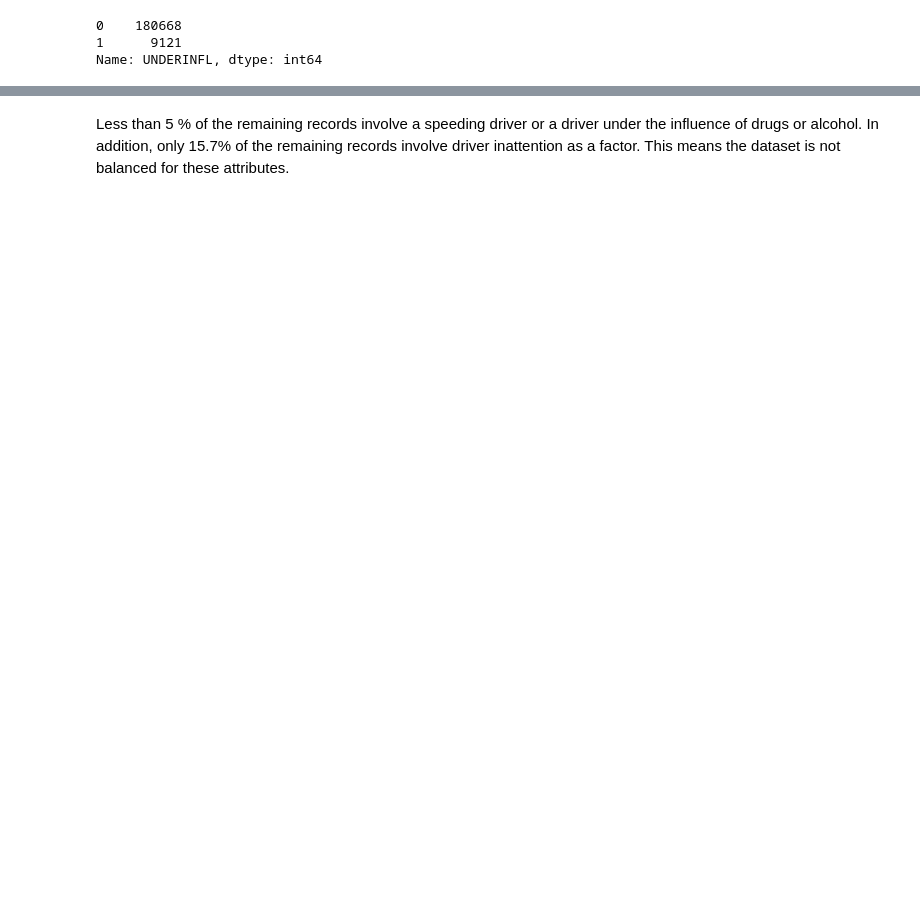
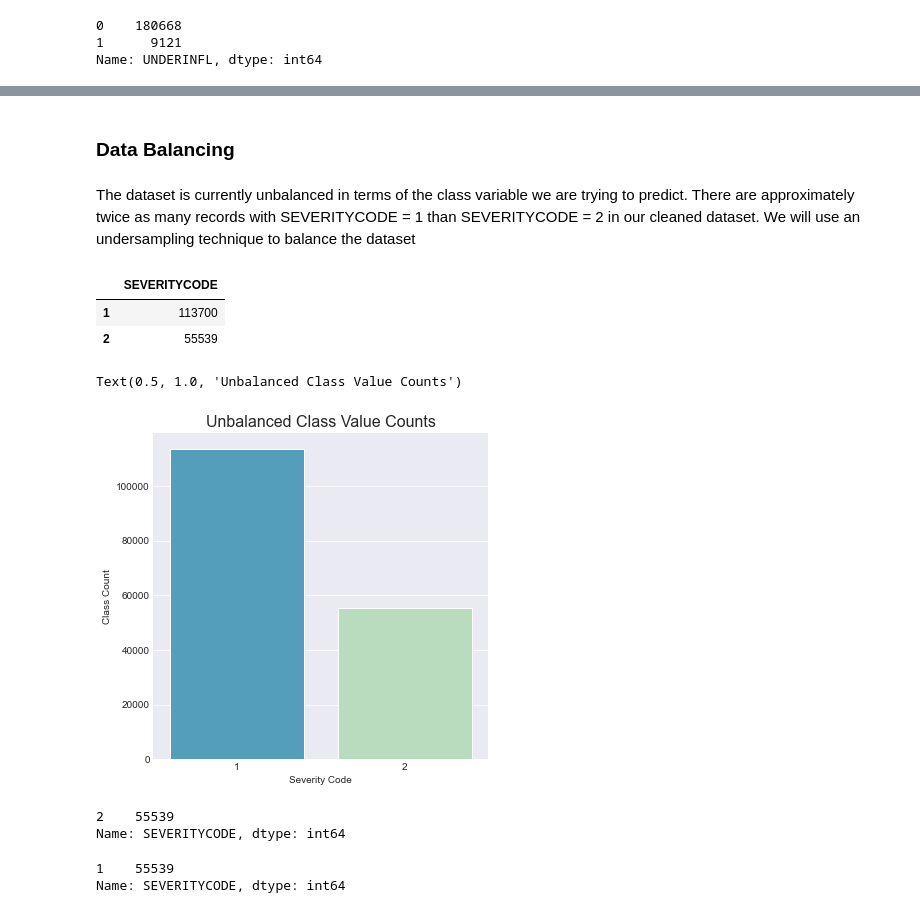
Before and after one commit to sumeetgrewal/capstone-dsp, a Jupyter notebook: project.ipynb, the cells around one changed output, grey strips where cells are left out. Drawn from its saved outputs; the diff is of its cells as text; code cells hidden in the pictures; blank space fills up the shorter version.

```diff
--- a/project.ipynb
+++ b/project.ipynb
@@ -235,6 +280,3 @@ Name: UNDERINFL, dtype: int64
 # %%
-# Drop records that don't have a value for WEATHER, ROADCOND, and LIGHTCOND
-df.dropna(subset=['WEATHER', 'ROADCOND', 'LIGHTCOND'], axis=0, inplace=True)
-
-for value in ['WEATHER', 'ROADCOND', 'LIGHTCOND'] :
-    print(df[value].isnull().value_counts())
+# Drop approximately 700 records with no value for ADDRTYPE
+df.dropna(subset=['ADDRTYPE'], axis=0, inplace=True)
@@ -262,0 +283,12 @@ df.describe(include="all")
+# %%
+# Use one-hot encoding for WEATHER, ROADCOND, and LIGHTCOND columns
+
+df_encoded = df
+
+for attr in ['WEATHER', 'ROADCOND', 'LIGHTCOND'] :
+    dummies = pd.get_dummies(df[attr])
+    df_encoded = pd.concat([df_encoded, dummies], axis=1)
+    df_encoded.drop(attr, axis=1, inplace=True)
+
+print(df_encoded.columns)
+df_encoded.head()
@@ -262,0 +311,3 @@ df.describe(include="all")
+# %%
+df = df_encoded
+df.shape
@@ -273,2 +326,35 @@ Driver under the influence: 4.81 percent of records
-# %% [markdown]
-Less than 5 % of the remaining records involve a speeding driver or a driver under the influence of drugs or alcohol. In addition, only 15.7% of the remaining records involve driver inattention as a factor. This means the dataset is not balanced for these attributes.
+# %% [markdown]
+### Data Balancing
+# %% [markdown]
+
+The dataset is currently unbalanced in terms of the class variable we are trying to predict. There are approximately twice as many records with SEVERITYCODE = 1 than SEVERITYCODE = 2 in our cleaned dataset. We will use an undersampling technique to balance the dataset
+# %%
+sc_counts = pd.DataFrame(df['SEVERITYCODE'].value_counts())
+sc_counts
+# %% [output]
+|  | SEVERITYCODE |
+| 1 | 113700 |
+| 2 | 55539 |
+# %%
+
+fig, ax = plt.subplots(figsize=(6, 6))
+ax = sns.countplot(x=df['SEVERITYCODE'], data=df, ax = ax, palette="GnBu_r")
+ax.set_xlabel("Severity Code")
+ax.set_ylabel("Class Count")
+ax.set_title("Unbalanced Class Value Counts", fontsize='16')
+# %% [output]
+Text(0.5, 1.0, 'Unbalanced Class Value Counts')
+[figure, added]
+# %%
+shuffled_df = df.sample(frac=1, random_state=4)
+df_sc2 = shuffled_df[df['SEVERITYCODE'] == 2]
+df_sc2['SEVERITYCODE'].value_counts()
+# %% [output]
+2    55539
+Name: SEVERITYCODE, dtype: int64
+# %%
+df_sc1 = shuffled_df[shuffled_df['SEVERITYCODE'] == 1].sample(n=55539, random_state=1)
+df_sc1['SEVERITYCODE'].value_counts()
+# %% [output]
+1    55539
+Name: SEVERITYCODE, dtype: int64
```
Also changed, not shown: parts of 27 cells of this notebook.
